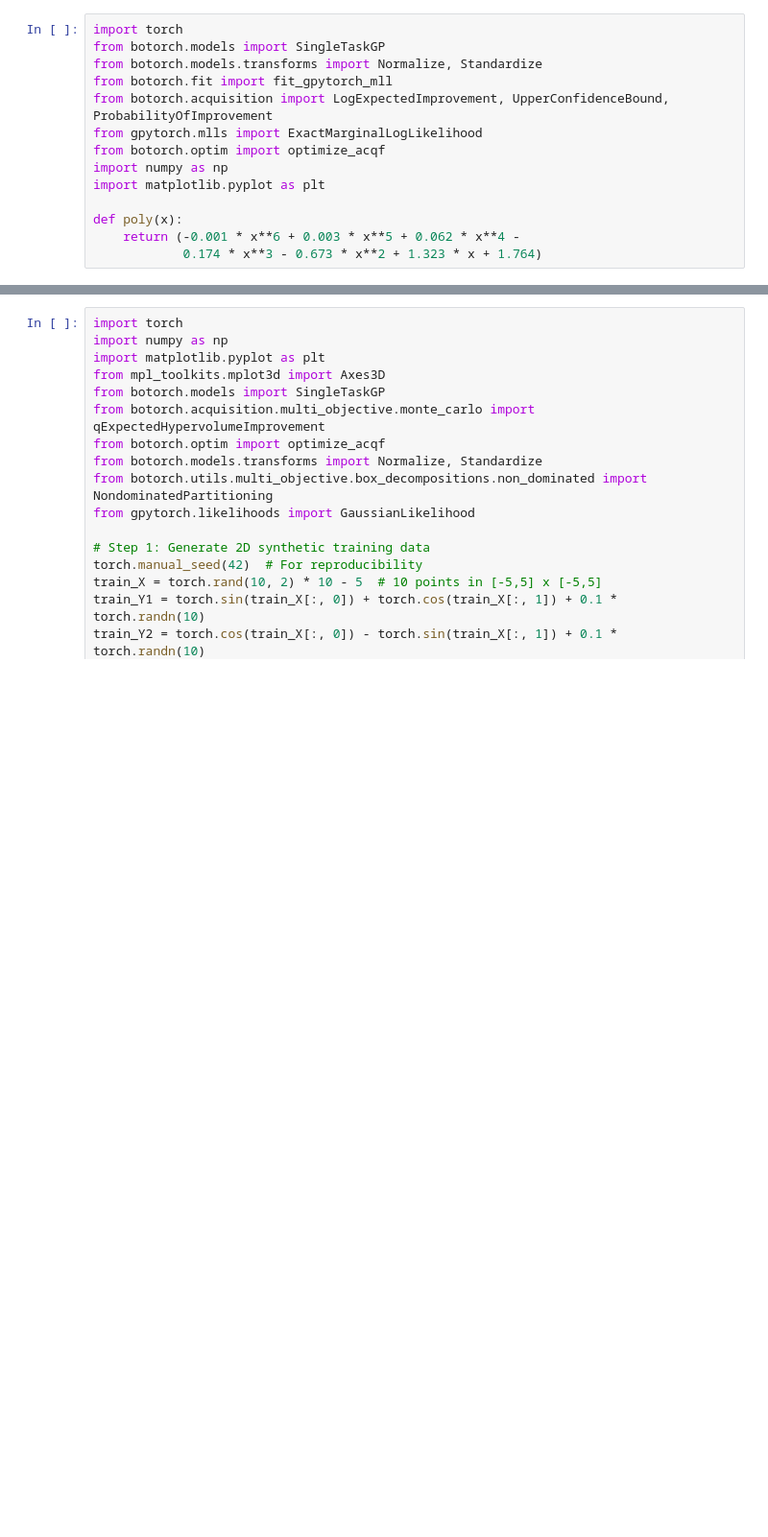
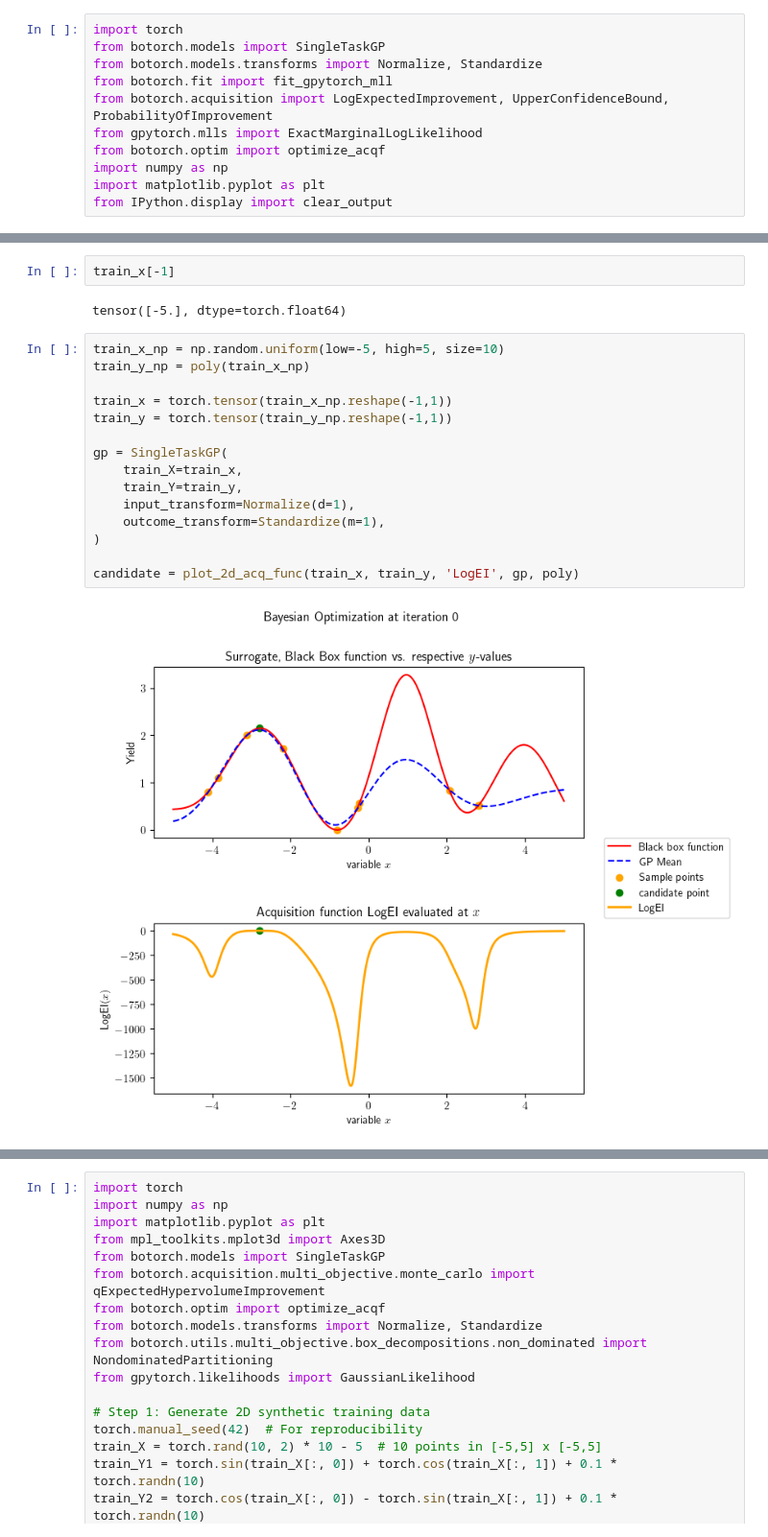
Before and after one commit to DaniNiamut/ict-f0ntys-internship, a Jupyter notebook: acqPlots.ipynb, the cells around one changed output, grey strips where cells are left out. Shown: that part at 96% size. Saved outputs shown, nothing was run; the diff lists cells and outputs as text; blank space fills up the shorter version.

```diff
--- a/acqPlots.ipynb
+++ b/acqPlots.ipynb
@@ -8,7 +8,4 @@ from gpytorch.mlls import ExactMarginalLogLikelihood
 from botorch.optim import optimize_acqf
 import numpy as np
 import matplotlib.pyplot as plt
-
-def poly(x):
-    return (-0.001 * x**6 + 0.003 * x**5 + 0.062 * x**4 -
-            0.174 * x**3 - 0.673 * x**2 + 1.323 * x + 1.764)
+from IPython.display import clear_output
@@ -46,0 +102,21 @@ def plot_acq_func(train_x, train_y, acq_func, model, true_y = None):
+# %%
+train_x[-1]
+# %% [output]
+tensor([-5.], dtype=torch.float64)
+# %%
+train_x_np = np.random.uniform(low=-5, high=5, size=10)
+train_y_np = poly(train_x_np)
+
+train_x = torch.tensor(train_x_np.reshape(-1,1))
+train_y = torch.tensor(train_y_np.reshape(-1,1))
+
+gp = SingleTaskGP(
+    train_X=train_x,
+    train_Y=train_y,
+    input_transform=Normalize(d=1),
+    outcome_transform=Standardize(m=1),
+)
+
+candidate = plot_2d_acq_func(train_x, train_y, 'LogEI', gp, poly)
+# %% [output]
+[figure, added]
```
Also changed, not shown: parts of 6 cells of this notebook, 3 other files.
